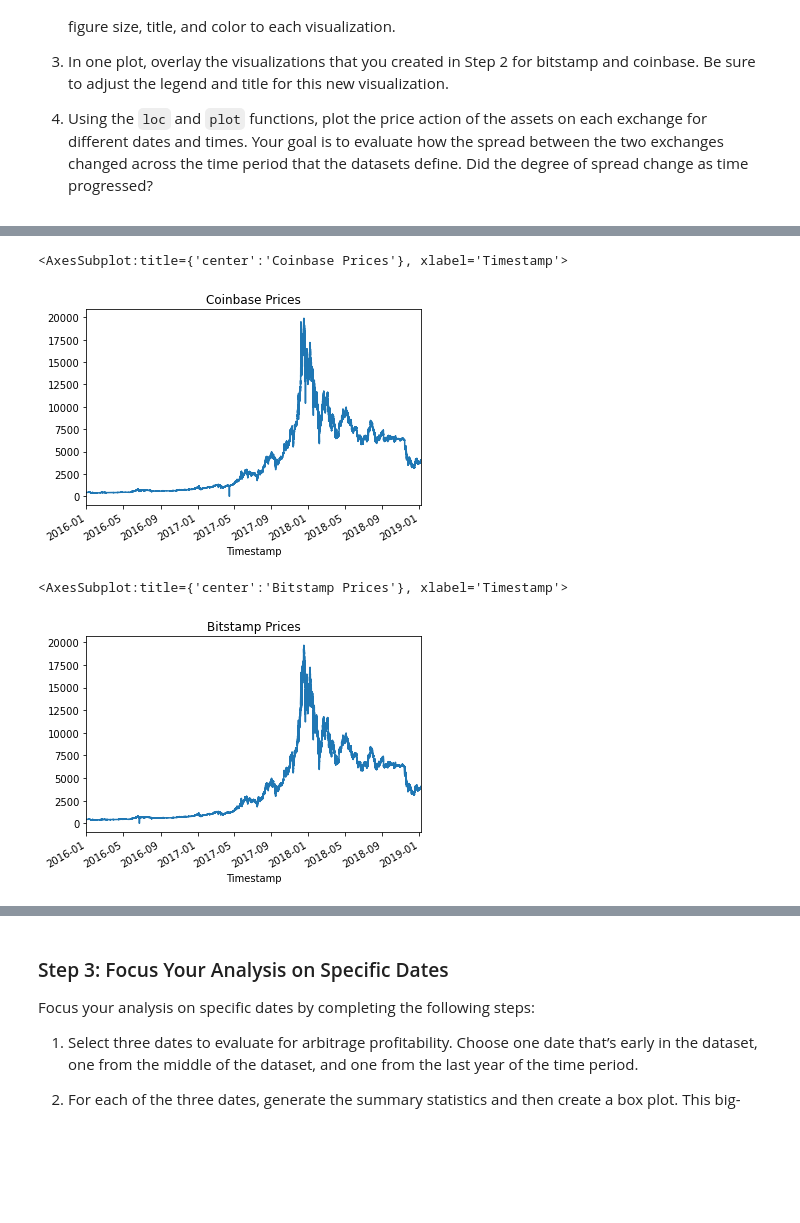
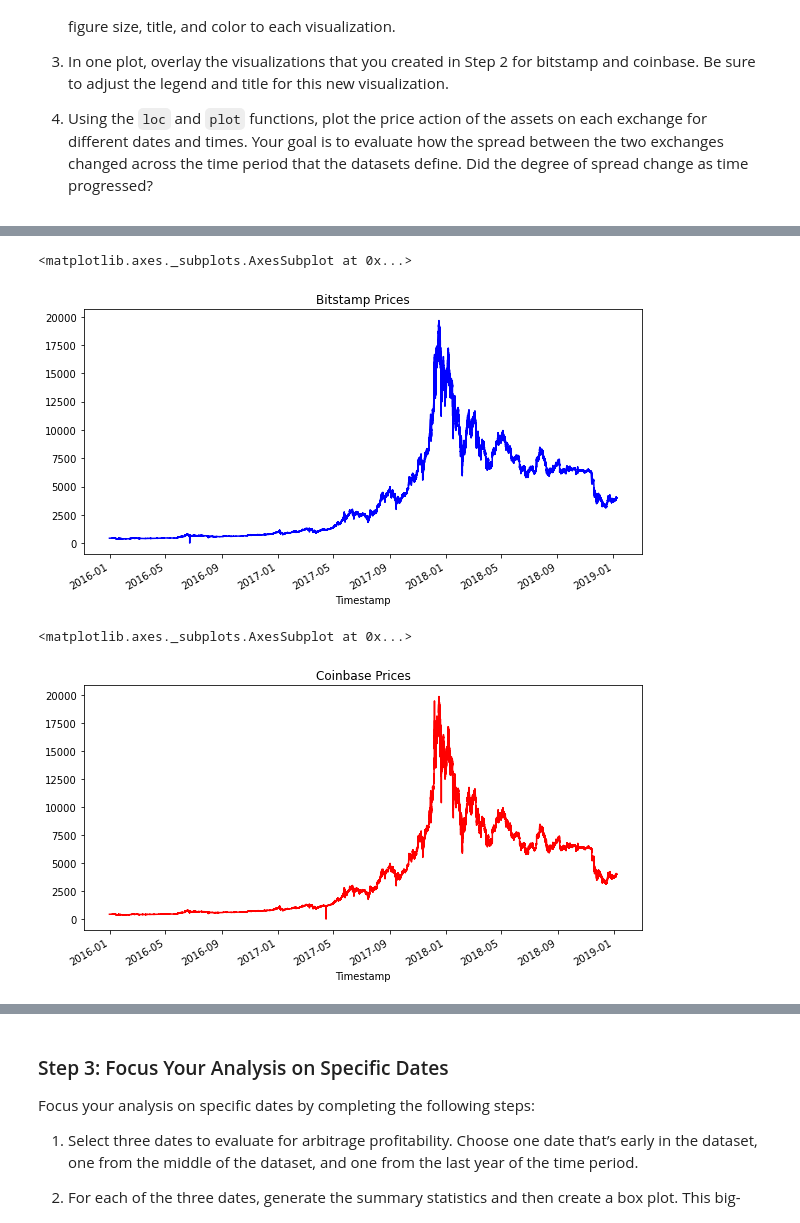
Before and after one commit to billysco/crypto_arbitrage, a Jupyter notebook: crypto_arbitrage.ipynb, the cells around one changed output, grey strips where cells are left out. Drawn from its saved outputs; the diff is of its cells as text; code cells hidden in the pictures; blank space fills up the shorter version.

```diff
--- a/crypto_arbitrage.ipynb
+++ b/crypto_arbitrage.ipynb
@@ -91,0 +85,2 @@ To prepare and clean your data for analysis, complete the following steps:
+# %%
+bitstamp = bitstamp.dropna()
@@ -97,2 +100,4 @@ To prepare and clean your data for analysis, complete the following steps:
+# %%
+bitstamp.loc[:,"Close"] = bitstamp.loc[:,"Close"].str.replace("$","")
 # %% [markdown]
 ### Step 3: Convert the data type of the Close column to a `float`.
@@ -101,0 +104,3 @@ To prepare and clean your data for analysis, complete the following steps:
+# %%
+bitstamp.loc[:,"Close"] = bitstamp.loc[:,"Close"].astype("float")
+bitstamp.dtypes
@@ -161,0 +179,4 @@ coinbase_sliced = # YOUR CODE HERE
+# %%
+bitstamp_sliced = bitstamp.loc[:,"Close"]
+
+bitstamp_sliced.head()
@@ -200,17 +259,17 @@ Sort through the time series data associated with the bitstamp and coinbase Data
 # %%
 # Create a line plot for the bitstamp DataFrame for the full length of time in the dataset
 # Be sure that the figure size, title, and color are tailored to each visualization
-# YOUR CODE HERE
+bitstamp_sliced.plot(figsize=(10,5),title='Bitstamp Prices',color='blue')
 # %% [output]
-<AxesSubplot:title={'center':'Coinbase Prices'}, xlabel='Timestamp'>
+<matplotlib.axes._subplots.AxesSubplot at 0x...>
-[figure, old version]
+[figure, new version]
 # %%
 # Create a line plot for the coinbase DataFrame for the full length of time in the dataset
 # Be sure that the figure size, title, and color are tailored to each visualization
-# YOUR CODE HERE
+coinbase_sliced.plot(figsize=(10,5),title='Coinbase Prices',color='red')
 # %% [output]
-<AxesSubplot:title={'center':'Bitstamp Prices'}, xlabel='Timestamp'>
+<matplotlib.axes._subplots.AxesSubplot at 0x...>
-[figure, old version]
+[figure, new version]
 # %%
 # Overlay the visualizations for the bitstamp and coinbase DataFrames in one plot
 # The plot should visualize the prices over the full lenth of the dataset
```
Also changed, not shown: parts of 54 cells of this notebook.
